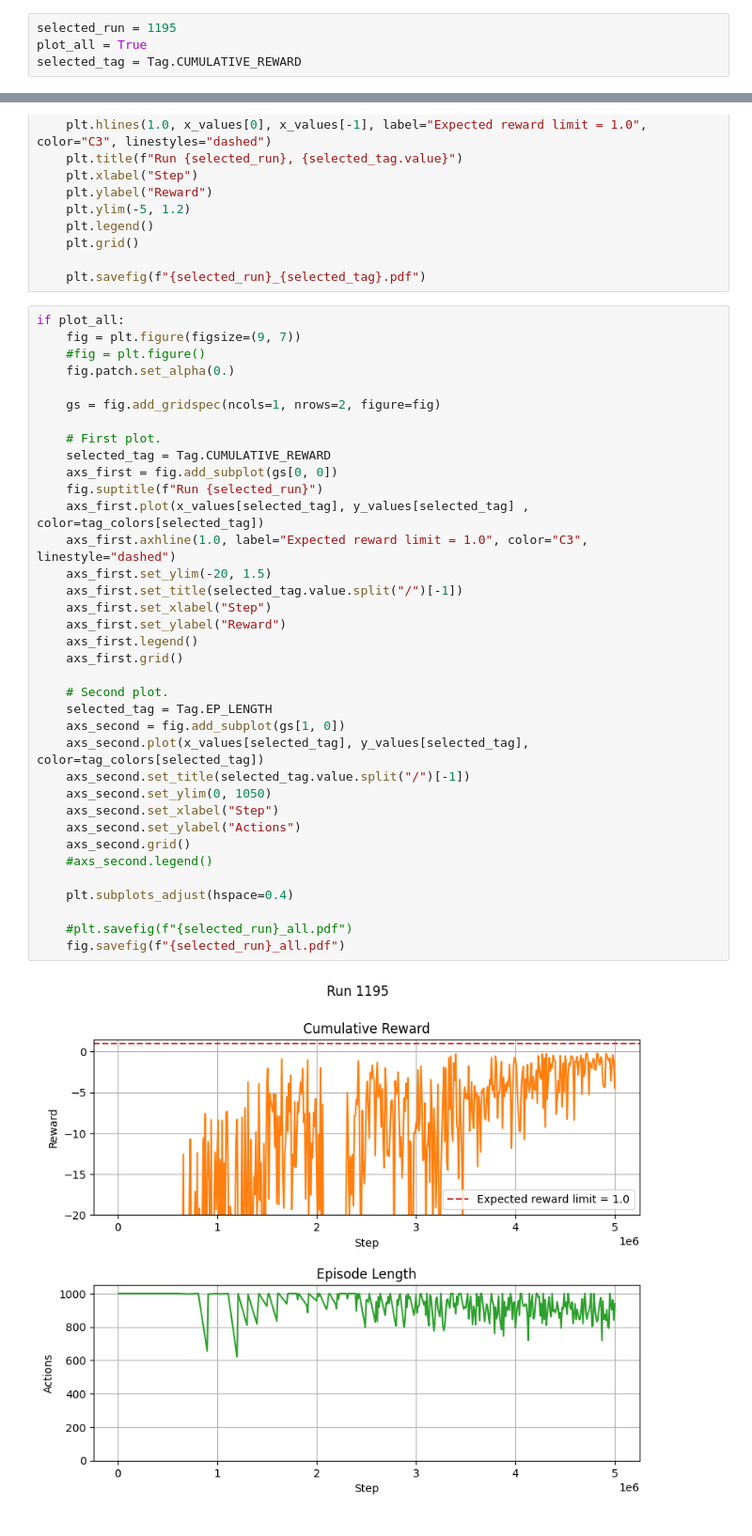
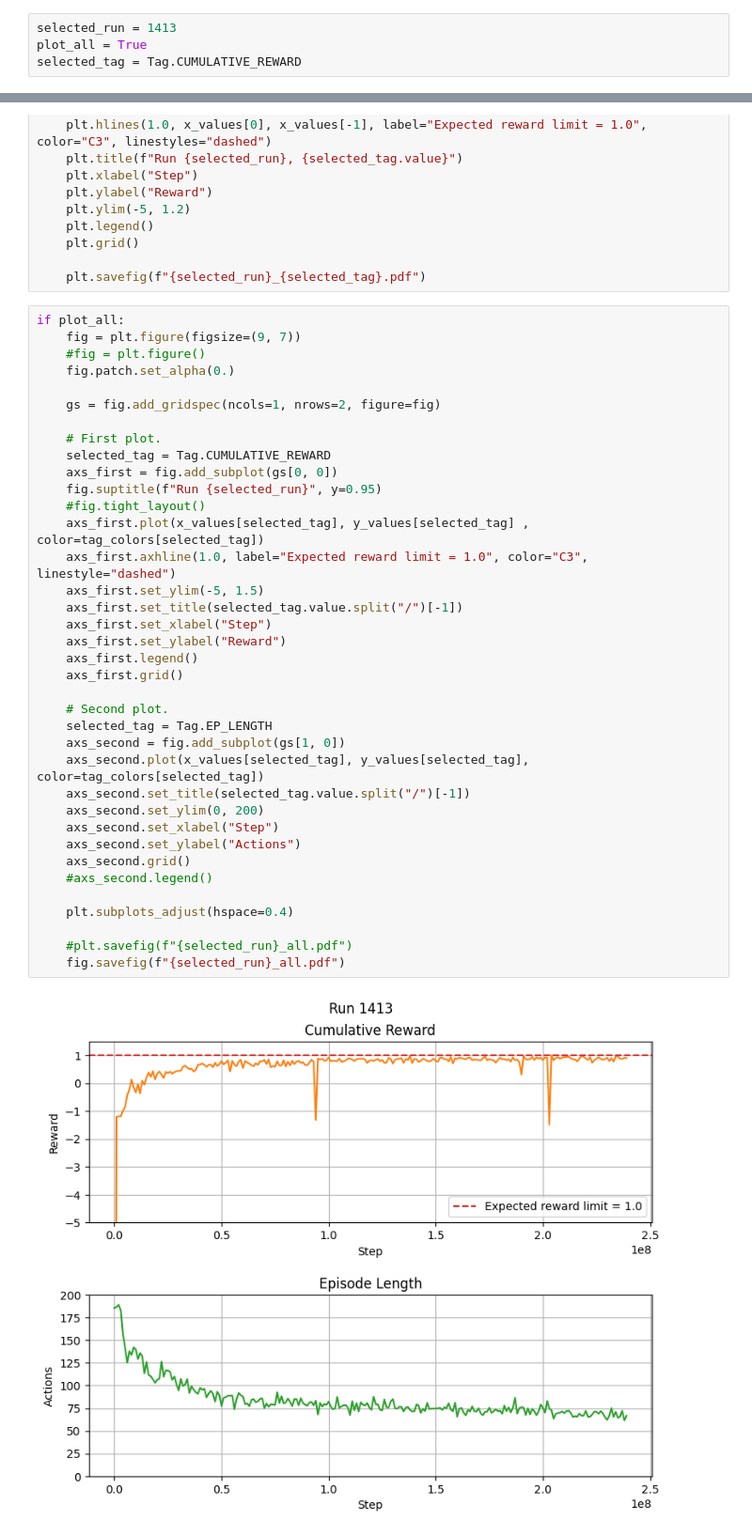
Before and after one commit to muehlefeldt/unity-machine-learning, a Jupyter notebook: python/notebooks/plot.ipynb, the cells around one changed output, grey strips where cells are left out. Shown at 94% size. Drawn from its saved outputs; the diff is of its cells as text.

```diff
--- a/python/notebooks/plot.ipynb
+++ b/python/notebooks/plot.ipynb
@@ -30,7 +30,7 @@ tag_colors = {
 # %% [markdown]
 Select from what run to get data. Also choose the Type of data.
 # %%
-selected_run = 1195
+selected_run = 1413
 plot_all = True
 selected_tag = Tag.CUMULATIVE_REWARD
 # %%
@@ -102,34 +102,35 @@ if plot_all:
     fig.patch.set_alpha(0.)
 
     gs = fig.add_gridspec(ncols=1, nrows=2, figure=fig)
 
     # First plot.
     selected_tag = Tag.CUMULATIVE_REWARD
     axs_first = fig.add_subplot(gs[0, 0])
-    fig.suptitle(f"Run {selected_run}")
+    fig.suptitle(f"Run {selected_run}", y=0.95)
+    #fig.tight_layout()
     axs_first.plot(x_values[selected_tag], y_values[selected_tag] , color=tag_colors[selected_tag])
     axs_first.axhline(1.0, label="Expected reward limit = 1.0", color="C3", linestyle="dashed")
-    axs_first.set_ylim(-20, 1.5)
+    axs_first.set_ylim(-5, 1.5)
     axs_first.set_title(selected_tag.value.split("/")[-1])
     axs_first.set_xlabel("Step")
     axs_first.set_ylabel("Reward")
     axs_first.legend()
     axs_first.grid()
 
     # Second plot.
     selected_tag = Tag.EP_LENGTH
     axs_second = fig.add_subplot(gs[1, 0])
     axs_second.plot(x_values[selected_tag], y_values[selected_tag], color=tag_colors[selected_tag])
     axs_second.set_title(selected_tag.value.split("/")[-1])
-    axs_second.set_ylim(0, 1050)
+    axs_second.set_ylim(0, 200)
     axs_second.set_xlabel("Step")
     axs_second.set_ylabel("Actions")
     axs_second.grid()
     #axs_second.legend()
 
     plt.subplots_adjust(hspace=0.4)
 
     #plt.savefig(f"{selected_run}_all.pdf")
     fig.savefig(f"{selected_run}_all.pdf")
 # %% [output]
-[figure, old version]
+[figure, new version]
```
Also changed, not shown: parts of 3 cells of this notebook.
